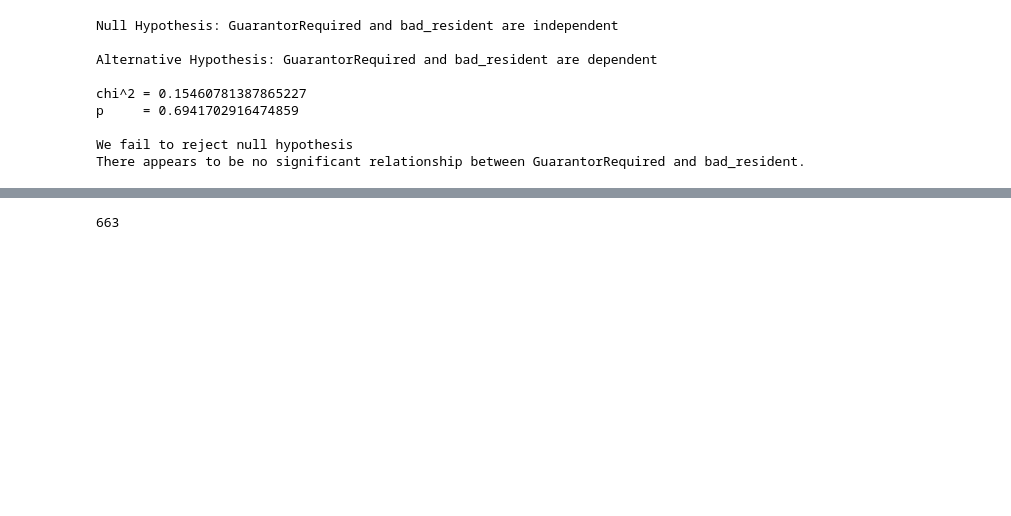
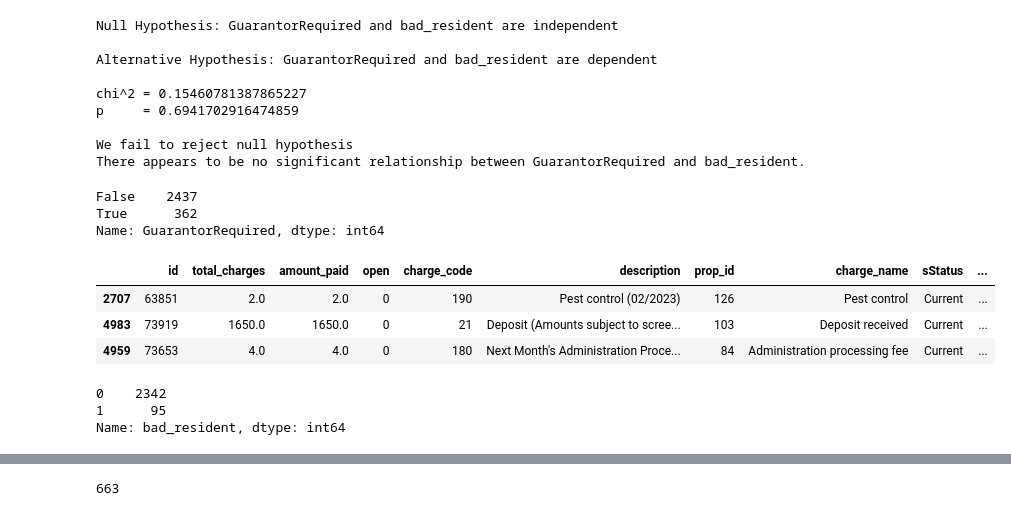
Before and after one commit to Project-DANE/DANE, a Jupyter notebook: dev_scratch_book.ipynb, the cells around one changed output, grey strips where cells are left out. Cells and saved outputs as stored; diff of their text form; code cells hidden in the pictures; blank space fills up the shorter version.

```diff
--- a/dev_scratch_book.ipynb
+++ b/dev_scratch_book.ipynb
@@ -172,3 +156,23 @@ p     = 0.6941702916474859
 
 We fail to reject null hypothesis
 There appears to be no significant relationship between GuarantorRequired and bad_resident.
+# %%
+train.GuarantorRequired.value_counts()
+# %% [output]
+False    2437
+True      362
+Name: GuarantorRequired, dtype: int64
+# %%
+guarrantor_no = train[ (train.GuarantorRequired==False)]
+guarrantor_no.head(3)
+# %% [output]
+|  | id | total_charges | amount_paid | open | charge_code | description | prop_id | charge_name | sStatus | ... |
+| 2707 | 63851 | 2.0 | 2.0 | 0 | 190 | Pest control (02/2023) | 126 | Pest control | Current | ... |
+| 4983 | 73919 | 1650.0 | 1650.0 | 0 | 21 | Deposit (Amounts subject to scree... | 103 | Deposit received | Current | ... |
+| 4959 | 73653 | 4.0 | 4.0 | 0 | 180 | Next Month's Administration Proce... | 84 | Administration processing fee | Current | ... |
+# %%
+guarrantor_no.bad_resident.value_counts()
+# %% [output]
+0    2342
+1      95
+Name: bad_resident, dtype: int64
```
Also changed, not shown: parts of 25 cells of this notebook.
